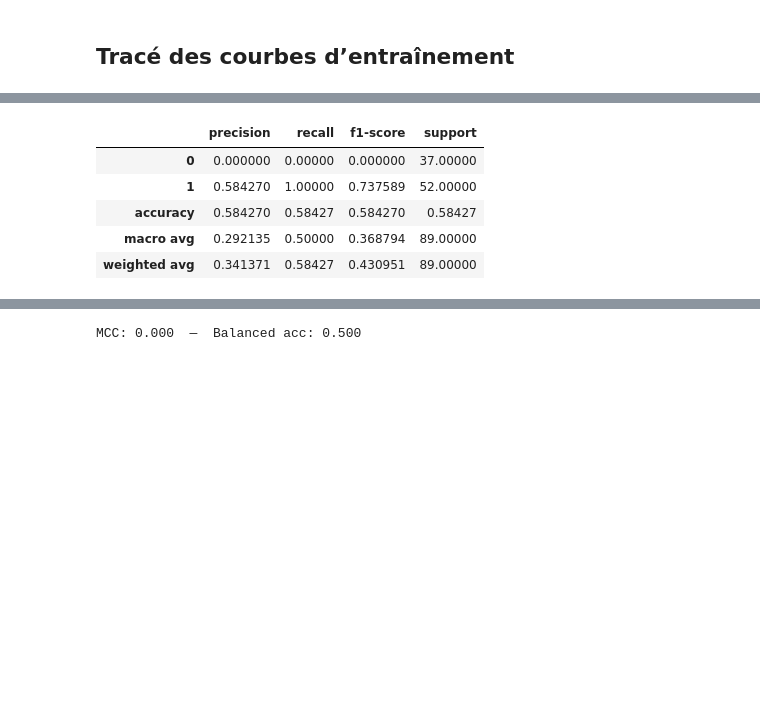
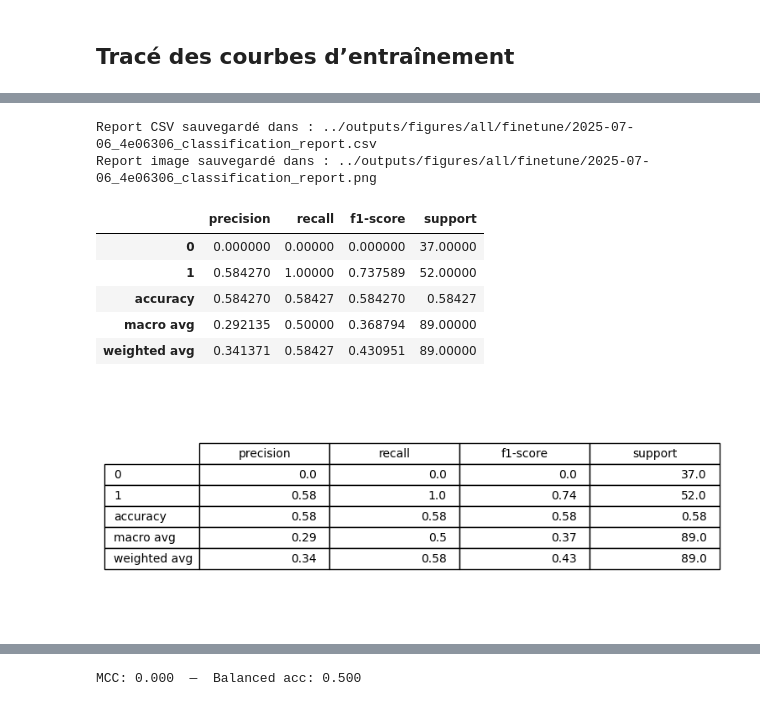
Before and after one commit to Tiits/microcoleus-project, a Jupyter notebook: notebooks/04_finetune.ipynb, the cells around one changed output, grey strips where cells are left out. Drawn from its saved outputs; the diff is of its cells as text; code cells hidden in the pictures; blank space fills up the shorter version.

```diff
--- a/notebooks/04_finetune.ipynb
+++ b/notebooks/04_finetune.ipynb
@@ -213,20 +243,42 @@ plt.show(plot_confusion_matrix(cm))
 # %%
 # 3) Classification report
 report = classification_report(y_true, y_pred, output_dict=True, zero_division=0)
 
 # Sauvegarde du rapport
-fig_path = os.path.join(FIG_OUT, f"{run_id}_classification_report.png")
-dfi.export(report, fig_path)
-print("Rapport sauvegardées dans :", fig_path)
+report_df = pd.DataFrame(report).T
+csv_path = os.path.join(FIG_OUT, f"{run_id}_classification_report.csv")
+report_df.to_csv(csv_path, index=True)
+print("Report CSV sauvegardé dans :", csv_path)
 
-display(pd.DataFrame(report).T)
+fig, ax = plt.subplots(figsize=(8, len(report_df) * 0.5 + 1))
+ax.axis('off')
+
+table = ax.table(
+    cellText=report_df.round(2).values,
+    rowLabels=report_df.index,
+    colLabels=report_df.columns,
+    loc='center'
+)
+
+table.auto_set_font_size(False)
+table.set_fontsize(10)
+table.scale(1, 1.5)
+
+img_path = os.path.join(FIG_OUT, f"{run_id}_classification_report.png")
+fig.savefig(img_path, dpi=300, bbox_inches='tight')
+print("Report image sauvegardé dans :", img_path)
+
+display(report_df)
 # %% [output]
+Report CSV sauvegardé dans : ../outputs/figures/all/finetune/2025-07-06_4e06306_classification_report.csv
+Report image sauvegardé dans : ../outputs/figures/all/finetune/2025-07-06_4e06306_classification_report.png
 |  | precision | recall | f1-score | support |
 | 0 | 0.000000 | 0.00000 | 0.000000 | 37.00000 |
 | 1 | 0.584270 | 1.00000 | 0.737589 | 52.00000 |
 | accuracy | 0.584270 | 0.58427 | 0.584270 | 0.58427 |
 | macro avg | 0.292135 | 0.50000 | 0.368794 | 89.00000 |
 | weighted avg | 0.341371 | 0.58427 | 0.430951 | 89.00000 |
+[figure, added]
 # %%
 # 4) ROC & PR
 roc_pr, pr = compute_roc_pr(y_true, y_score)
```
Also changed, not shown: parts of 8 cells of this notebook.
